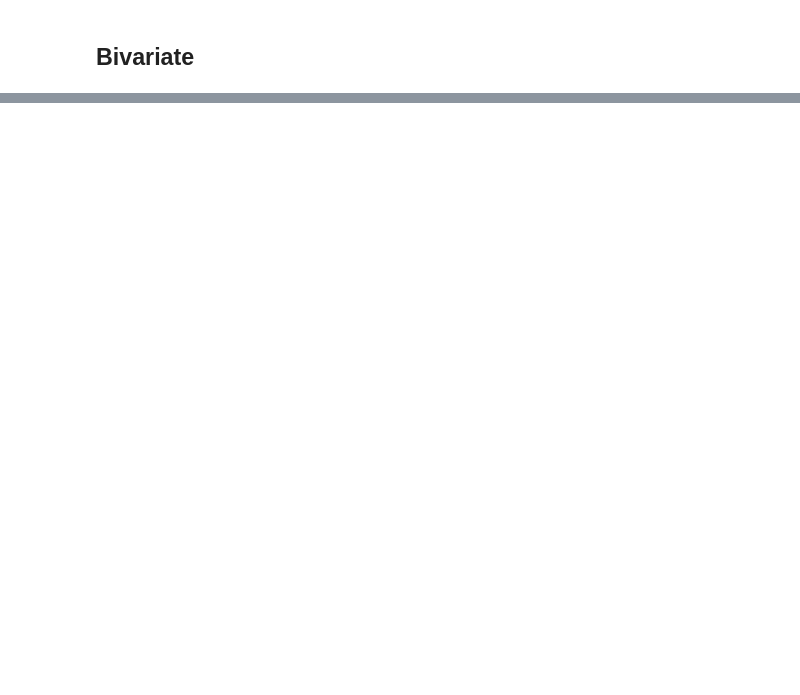
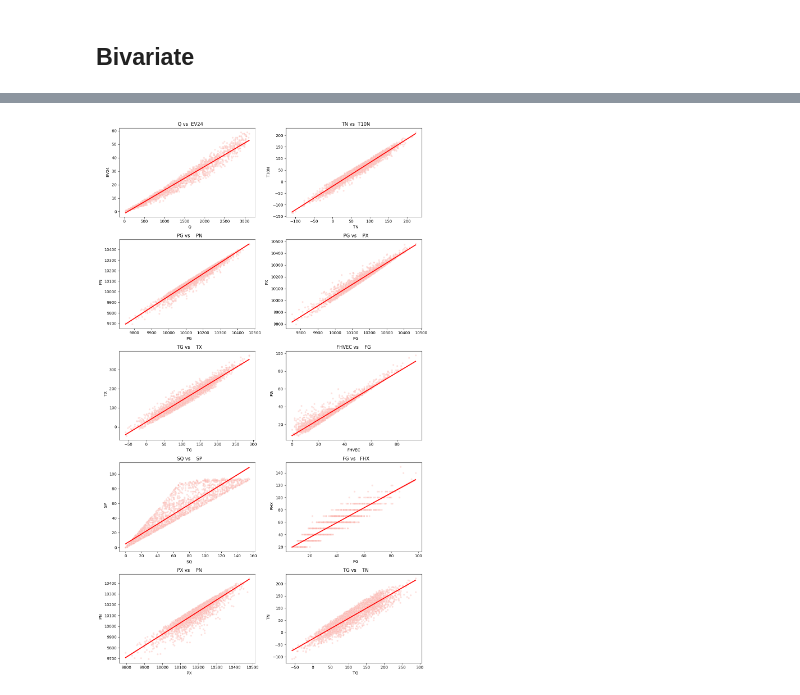
Before and after one commit to ywang0202/master_thesis, a Jupyter notebook: eda_weather.ipynb, the cells around one changed output, grey strips where cells are left out. Saved outputs shown, nothing was run; the diff lists cells and outputs as text; code cells hidden in the pictures; blank space fills up the shorter version.

```diff
--- a/eda_weather.ipynb
+++ b/eda_weather.ipynb
@@ -231,0 +142,7 @@ plot_categorical_heatmap(serv19, "cause_group", "statistical_cause_en")
+# %%
+#check the top 10 most correlated pairs of numeric variables
+corr_abs = weather[num_cols].corr().abs()
+upper = corr_abs.where(np.triu(np.ones(corr_abs.shape), k=1).astype(bool))
+
+top_pairs = upper.stack().sort_values(ascending=False).head(10)
+print(top_pairs)
@@ -231,0 +161,22 @@ plot_categorical_heatmap(serv19, "cause_group", "statistical_cause_en")
+# %%
+pairs = top_pairs.head(10).index.tolist()
+
+n_pairs = len(pairs)
+n_cols = 2
+n_rows = math.ceil(n_pairs / n_cols)
+
+fig, axes = plt.subplots(n_rows, n_cols, figsize=(12, 4 * n_rows))
+axes = np.array(axes).flatten()
+
+for ax, (x, y) in zip(axes, pairs):
+    sns.scatterplot(data=weather, x=x, y=y, alpha=0.4, s=20, ax=ax)
+    sns.regplot(data=weather, x=x, y=y, scatter=False, color="red", ax=ax)
+    ax.set_title(f"{x} vs {y}")
+
+for ax in axes[n_pairs:]:
+    ax.set_visible(False)
+
+plt.tight_layout()
+plt.show()
+# %% [output]
+[figure, added]
```
Also changed, not shown: parts of 14 cells of this notebook, 1 other file.
